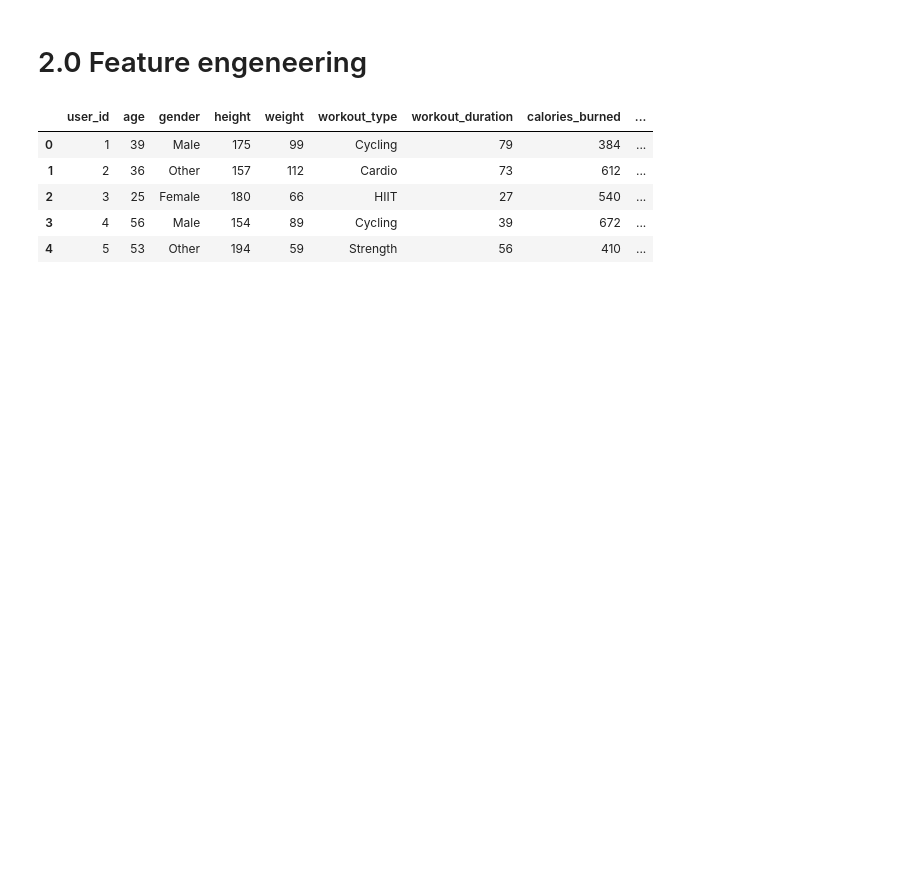
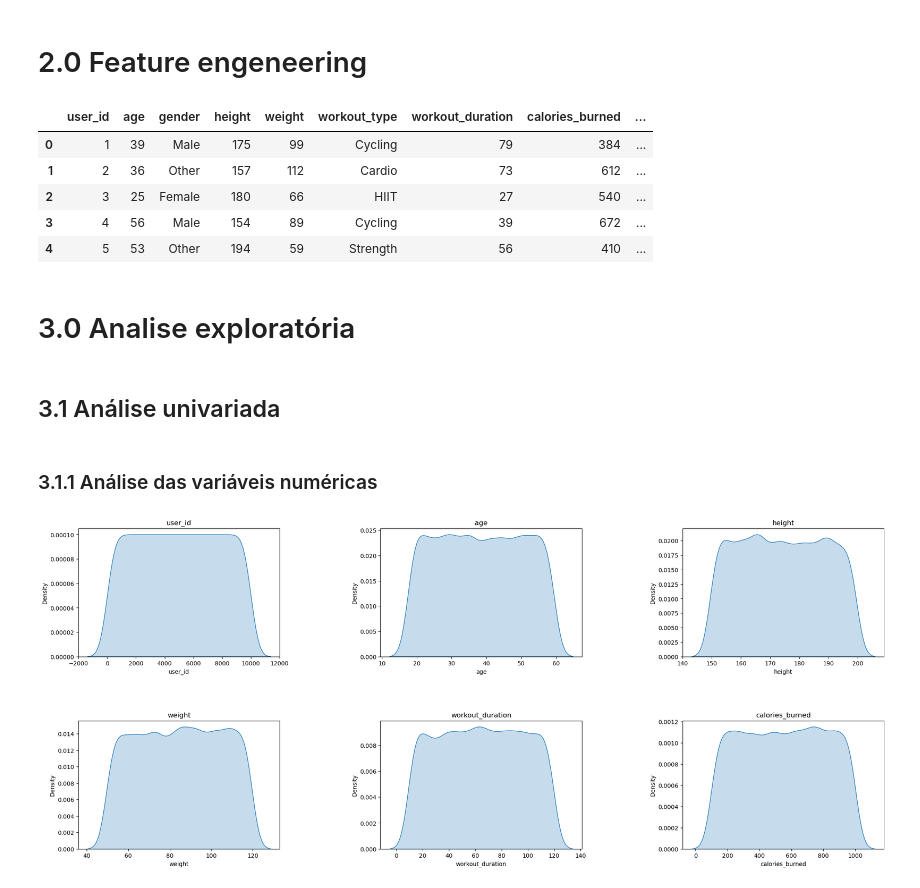
Before and after one commit to P-E-N-T-E-S/Analise-Dados-AVC, a Jupyter notebook: Workout_analytics.ipynb, the cells around one changed output. Drawn from its saved outputs; the diff is of its cells as text; code cells hidden in the pictures; blank space fills up the shorter version.

Commit message:
comecei a analise monovariada

```diff
--- a/Workout_analytics.ipynb
+++ b/Workout_analytics.ipynb
@@ -209,3 +185,30 @@ df2.head()
 | 2 | 3 | 25 | Female | 180 | 66 | HIIT | 27 | 540 | ... |
 | 3 | 4 | 56 | Male | 154 | 89 | Cycling | 39 | 672 | ... |
 | 4 | 5 | 53 | Other | 194 | 59 | Strength | 56 | 410 | ... |
+# %% [markdown]
+# 3.0 Analise exploratória
+# %%
+df2 = df1.copy()
+# %% [markdown]
+## 3.1 Análise univariada
+# %%
+df_num = df2.select_dtypes( include=["int64", "float64"] )
+df_cat = df2.select_dtypes( exclude=["int64", "float64"] )
+# %% [markdown]
+### 3.1.1 Análise das variáveis numéricas
+# %%
+df_num_metade = df_num.iloc[:, :6]
+continious_columns = df_num_metade.columns
+rows = (len(continious_columns) + 1 )//3
+
+columns = 3
+
+fig,axes = plt.subplots(rows,columns,figsize=(25,5*rows))
+plt.subplots_adjust(wspace=0.5,hspace=0.5)
+axes = axes.flatten()
+
+for i,col in enumerate(continious_columns):
+    sns.kdeplot(df_num_metade,x=str(col),ax=axes[i], fill=True)
+    axes[i].set_title(col)
+# %% [output]
+[figure, added]
```
Also changed, not shown: parts of 8 cells of this notebook, 1 other file.
